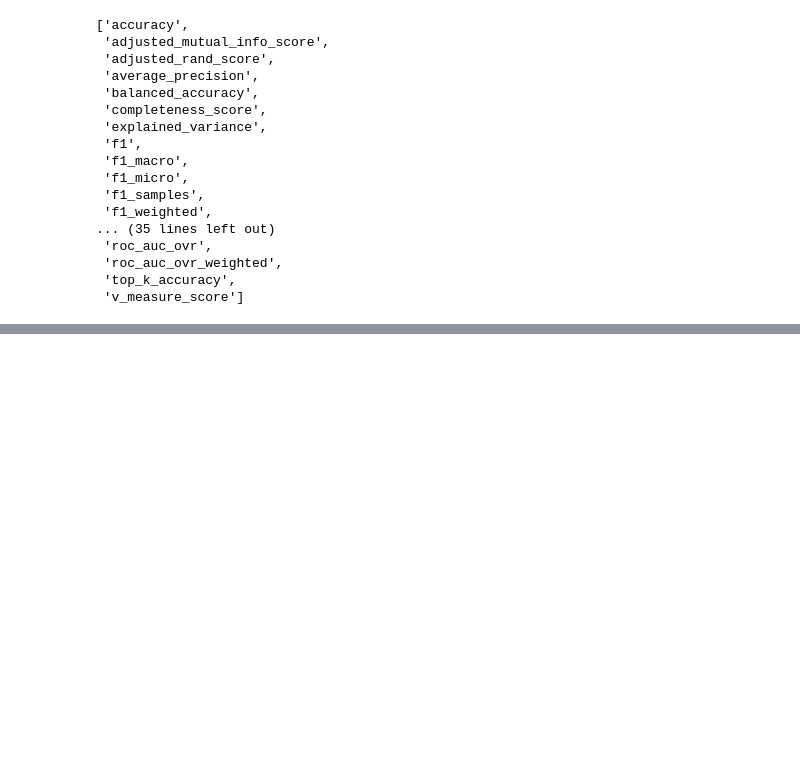
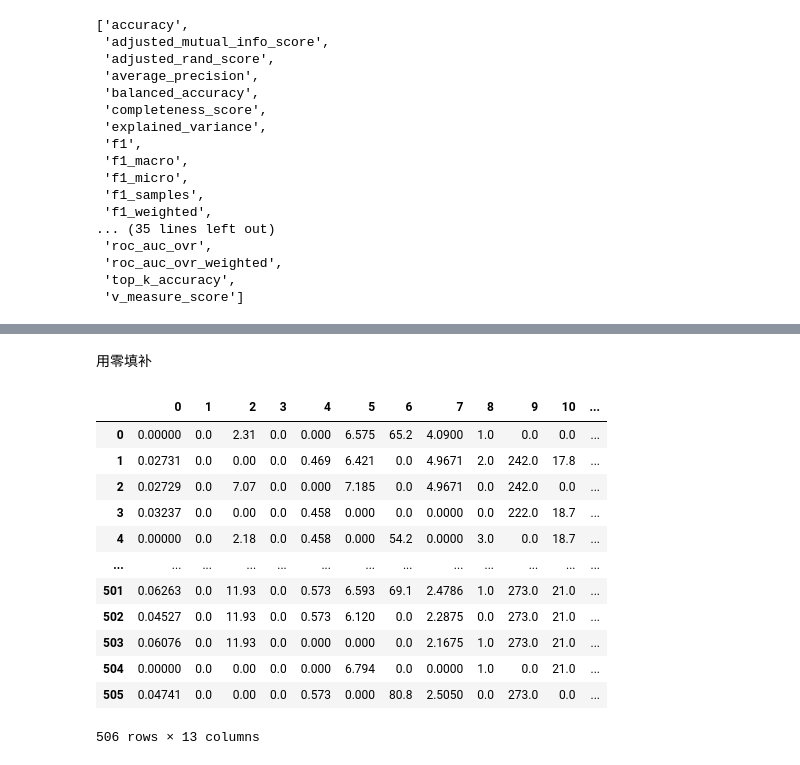
Before and after one commit to qitianyuu/sklearn, a Jupyter notebook: RandomForest_Code.ipynb, the cells around one changed output, grey strips where cells are left out. Saved outputs shown, nothing was run; the diff lists cells and outputs as text; code cells hidden in the pictures; blank space fills up the shorter version.

```diff
--- a/RandomForest_Code.ipynb
+++ b/RandomForest_Code.ipynb
@@ -174,0 +192,3 @@ sorted(sklearn.metrics.SCORERS.keys())
+# %%
+rng = np.random.RandomState(0)
+mission_n = int(np.floor(missing_rate * n_sap * n_fea))
@@ -174,0 +199,7 @@ sorted(sklearn.metrics.SCORERS.keys())
+# %%
+miss_sap = rng.randint(0, n_sap, mission_n)
+miss_fea = rng.randint(0, n_fea, mission_n)
+# %%
+X_miss, y_miss = X_full.copy(), y_full.copy()
+# %%
+X_miss[miss_sap,miss_fea] = np.nan
@@ -174,0 +249,20 @@ sorted(sklearn.metrics.SCORERS.keys())
+# %% [markdown]
+用零填补
+# %%
+imp_mead = SimpleImputer(missing_values=np.nan, strategy='constant', fill_value=0)
+X_miss_0 = imp_mead.fit_transform(X_miss)
+pd.DataFrame(X_miss_0)
+# %% [output]
+|  | 0 | 1 | 2 | 3 | 4 | 5 | 6 | 7 | 8 | 9 | 10 | ... |
+| 0 | 0.00000 | 0.0 | 2.31 | 0.0 | 0.000 | 6.575 | 65.2 | 4.0900 | 1.0 | 0.0 | 0.0 | ... |
+| 1 | 0.02731 | 0.0 | 0.00 | 0.0 | 0.469 | 6.421 | 0.0 | 4.9671 | 2.0 | 242.0 | 17.8 | ... |
+| 2 | 0.02729 | 0.0 | 7.07 | 0.0 | 0.000 | 7.185 | 0.0 | 4.9671 | 0.0 | 242.0 | 0.0 | ... |
+| 3 | 0.03237 | 0.0 | 0.00 | 0.0 | 0.458 | 0.000 | 0.0 | 0.0000 | 0.0 | 222.0 | 18.7 | ... |
+| 4 | 0.00000 | 0.0 | 2.18 | 0.0 | 0.458 | 0.000 | 54.2 | 0.0000 | 3.0 | 0.0 | 18.7 | ... |
+| ... | ... | ... | ... | ... | ... | ... | ... | ... | ... | ... | ... | ... |
+| 501 | 0.06263 | 0.0 | 11.93 | 0.0 | 0.573 | 6.593 | 69.1 | 2.4786 | 1.0 | 273.0 | 21.0 | ... |
+| 502 | 0.04527 | 0.0 | 11.93 | 0.0 | 0.573 | 6.120 | 0.0 | 2.2875 | 0.0 | 273.0 | 21.0 | ... |
+| 503 | 0.06076 | 0.0 | 11.93 | 0.0 | 0.000 | 0.000 | 0.0 | 2.1675 | 1.0 | 273.0 | 21.0 | ... |
+| 504 | 0.00000 | 0.0 | 0.00 | 0.0 | 0.000 | 6.794 | 0.0 | 0.0000 | 1.0 | 0.0 | 21.0 | ... |
+| 505 | 0.04741 | 0.0 | 0.00 | 0.0 | 0.573 | 0.000 | 80.8 | 2.5050 | 0.0 | 273.0 | 0.0 | ... |
+506 rows × 13 columns
```
Also changed, not shown: parts of 39 cells of this notebook, 1 other file.
